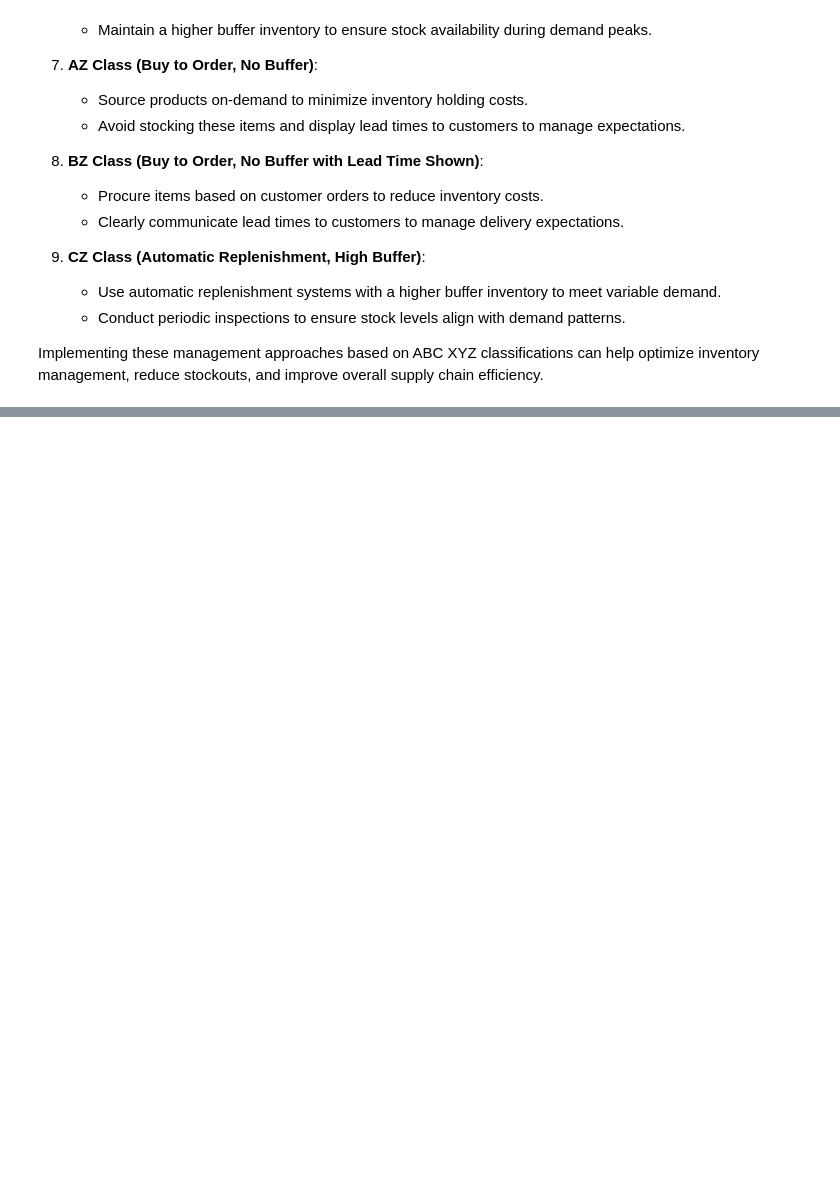
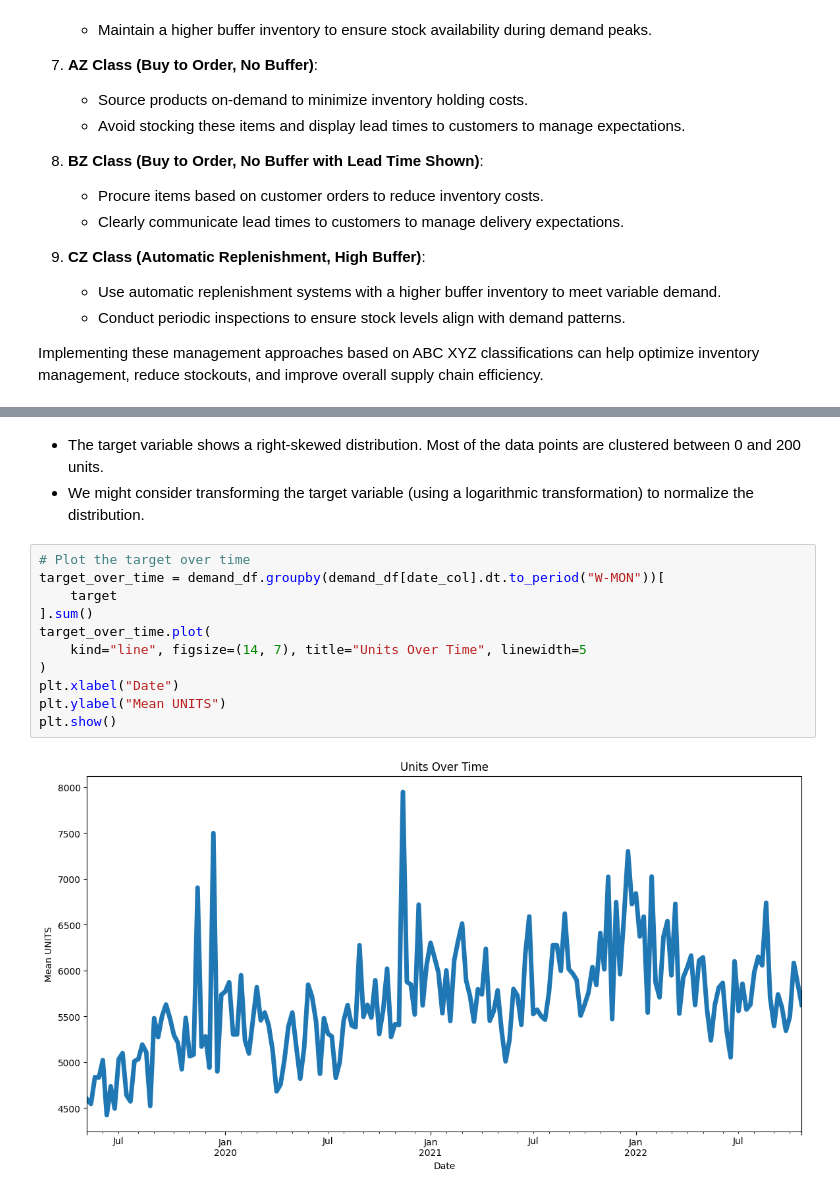
Before and after one commit to emirhansilsupur/supply-chain-analytics-forecasting, a Jupyter notebook: SC_Analytics_Forecasting.ipynb, the cells around one changed output, grey strips where cells are left out. Drawn from its saved outputs; the diff is of its cells as text; blank space fills up the shorter version.

```diff
--- a/SC_Analytics_Forecasting.ipynb
+++ b/SC_Analytics_Forecasting.ipynb
@@ -1486,0 +1600,16 @@ Implementing these management approaches based on ABC XYZ classifications can he
+# %% [markdown]
+- The target variable shows a right-skewed distribution. Most of the data points are clustered between 0 and 200 units.
+- We might consider transforming the target variable (using a logarithmic transformation) to normalize the distribution.
+# %%
+# Plot the target over time
+target_over_time = demand_df.groupby(demand_df[date_col].dt.to_period("W-MON"))[
+    target
+].sum()
+target_over_time.plot(
+    kind="line", figsize=(14, 7), title="Units Over Time", linewidth=5
+)
+plt.xlabel("Date")
+plt.ylabel("Mean UNITS")
+plt.show()
+# %% [output]
+[figure, added]
```
Also changed, not shown: parts of 22 cells of this notebook.
